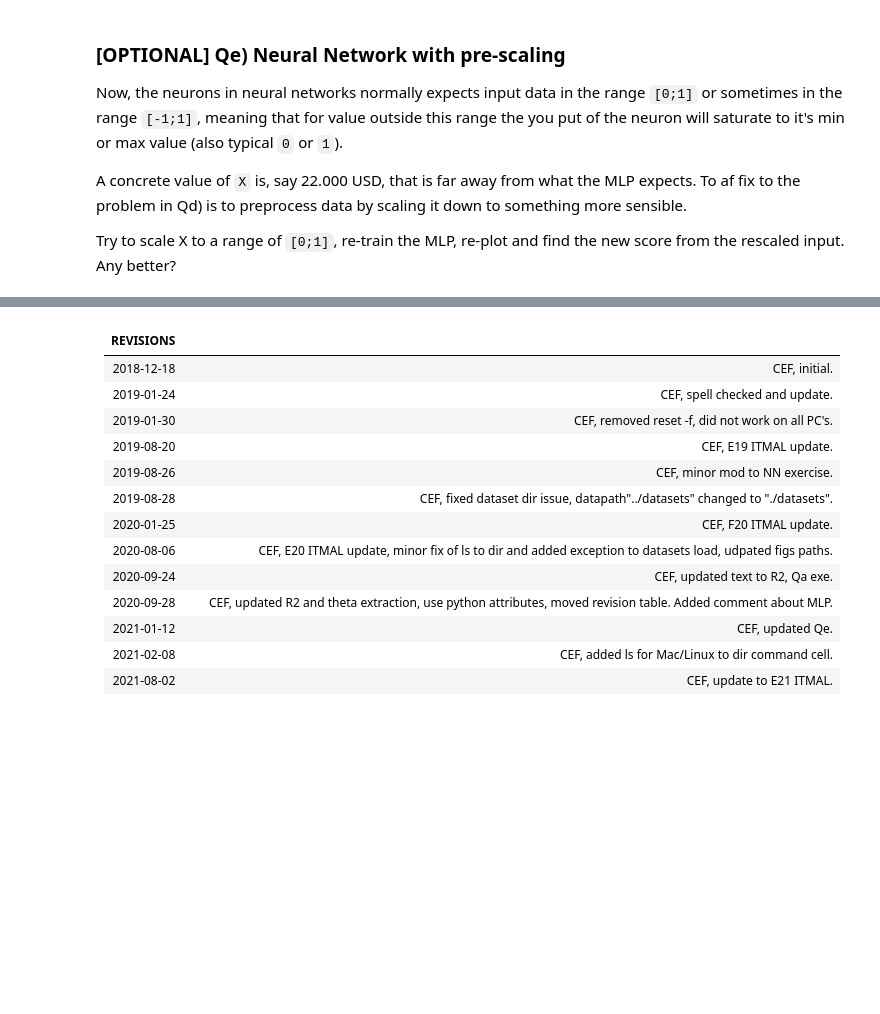
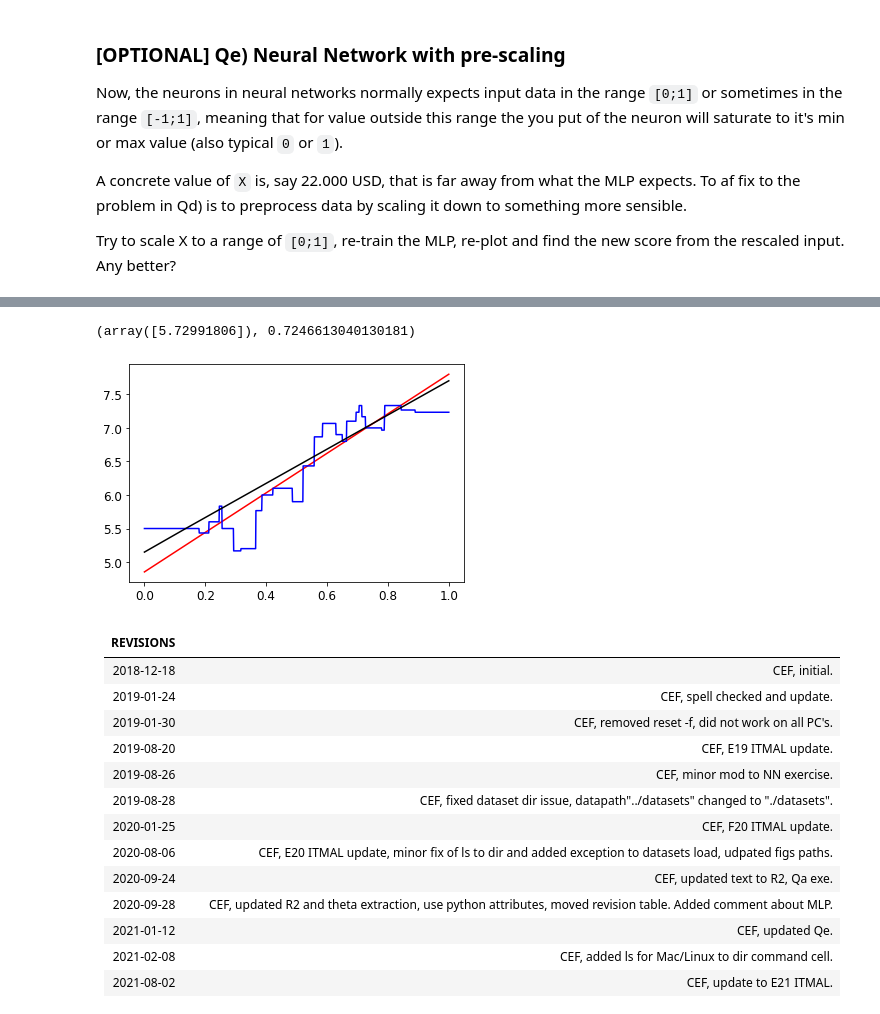
Before and after one commit to gomgom50/MLKursus, a Jupyter notebook: Morten/intro_L1_Morten.ipynb, the cells around one changed output, grey strips where cells are left out. Drawn from its saved outputs; the diff is of its cells as text; code cells hidden in the pictures; blank space fills up the shorter version.

```diff
--- a/Morten/intro_L1_Morten.ipynb
+++ b/Morten/intro_L1_Morten.ipynb
@@ -470,0 +526,38 @@ assert False, "TODO: try prescale data for the MPL...any better?"
+# %%
+# TODO: add your code here..
+#assert False, "TODO: try prescale data for the MPL...any better?"
+
+from sklearn import preprocessing
+import numpy as np
+
+# X transformation
+min_max_scaler = preprocessing.MinMaxScaler([0,1])
+X_new = min_max_scaler.fit_transform(X)
+
+mlp = MLPRegressor( hidden_layer_sizes=(10,), solver='adam', activation='relu', tol=1E-5, max_iter=100000, verbose=True)
+mlp.fit(X_new, y.ravel())
+
+#
+# create an test matrix M, with the same dimensionality as X, and in the range [0;1]
+# and a step size of your choice
+m=np.linspace(0, 1, 1000)
+M=np.empty([m.shape[0],1])
+M[:,0]=m
+
+# lets make a MLP regressor prediction and redo the plots
+y_pred_mlp = mlp.predict(M)
+
+plt.plot(m, y_pred_lin, "r")
+plt.plot(m, y_pred_knn, "b")
+plt.plot(m, y_pred_mlp, "k")
+
+
+# TODO: add your code here..
+#assert False, "TODO: predict value for Cyprus and fetch the score() from the fitting."
+pred = [[0.22587]]
+y_pred = mlp.predict(pred)
+
+y_pred, mlp.score(X_new, y)
+
+# With the scaled input, it is much better
+# %% [output]
@@ -471,3 +581,5 @@ assert False, "TODO: try prescale data for the MPL...any better?"
+(array([5.72991806]), 0.7246613040130181)
+[figure, added]
 # %% [markdown]
 REVISIONS||
 :- | :-
```
Also changed, not shown: parts of 7 cells of this notebook, 1 other file.
